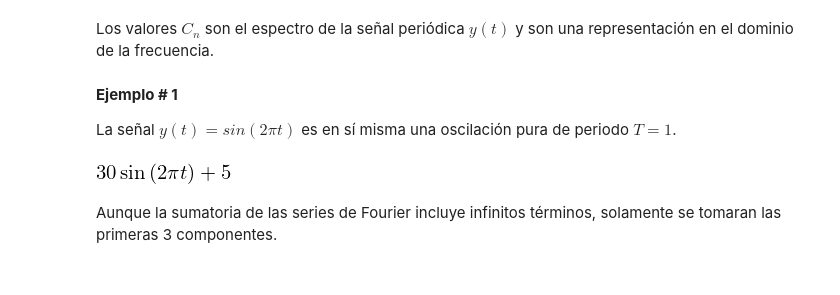
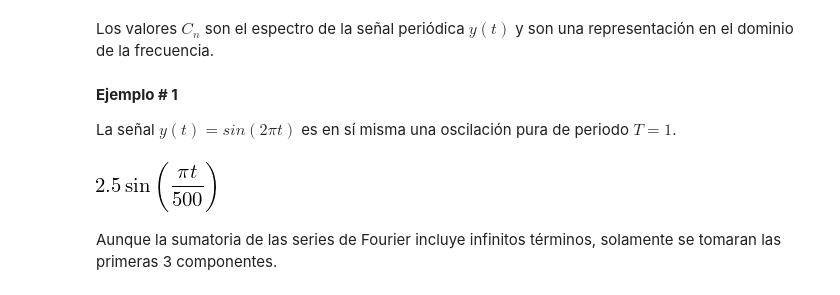
Before and after one commit to pierrediazp/Se-ales_y_Sistemas, a Jupyter notebook: 04_Series_de_Fourier.ipynb, the cells around one changed output. Cells and saved outputs as stored; diff of their text form; code cells hidden in the pictures.

```diff
--- a/04_Series_de_Fourier.ipynb
+++ b/04_Series_de_Fourier.ipynb
@@ -115,20 +115,21 @@ La señal $y(t) = sin(2 \pi t)$ es en sí misma una oscilación pura de periodo
 # %%
 # Se define y como el seno de t
 t = sym.symbols('t', real=True)
 #T = sym.symbols('T', real=True)
-T = 1
+T = 1000
 nw = sym.symbols('n', real=True)
 delta = sym.DiracDelta(nw)
 w0 = 2 * sym.pi / T
 
 # y = t**2
 # y = 4*sym.sin(w0*t + 0.5) - 10
 # y = sym.sin(w0*t)
 # y = (t-0.5)*(t-0.5)
-y = 5 + 30*sym.sin(w0*t)
+y = 2.5*sym.sin(w0*t)
+# y = 2.5*(sym.sin(w0*t))**2 + (sym.sin(7.5*w0*t))**2
 y
 # %% [output]
-[figure, old version]
+[figure, new version]
 # %% [markdown]
 Aunque la sumatoria de las series de Fourier incluye infinitos términos, solamente se tomaran las primeras 3 componentes.
 # %%
```
Also changed, not shown: parts of 6 cells of this notebook, 27 other files.
